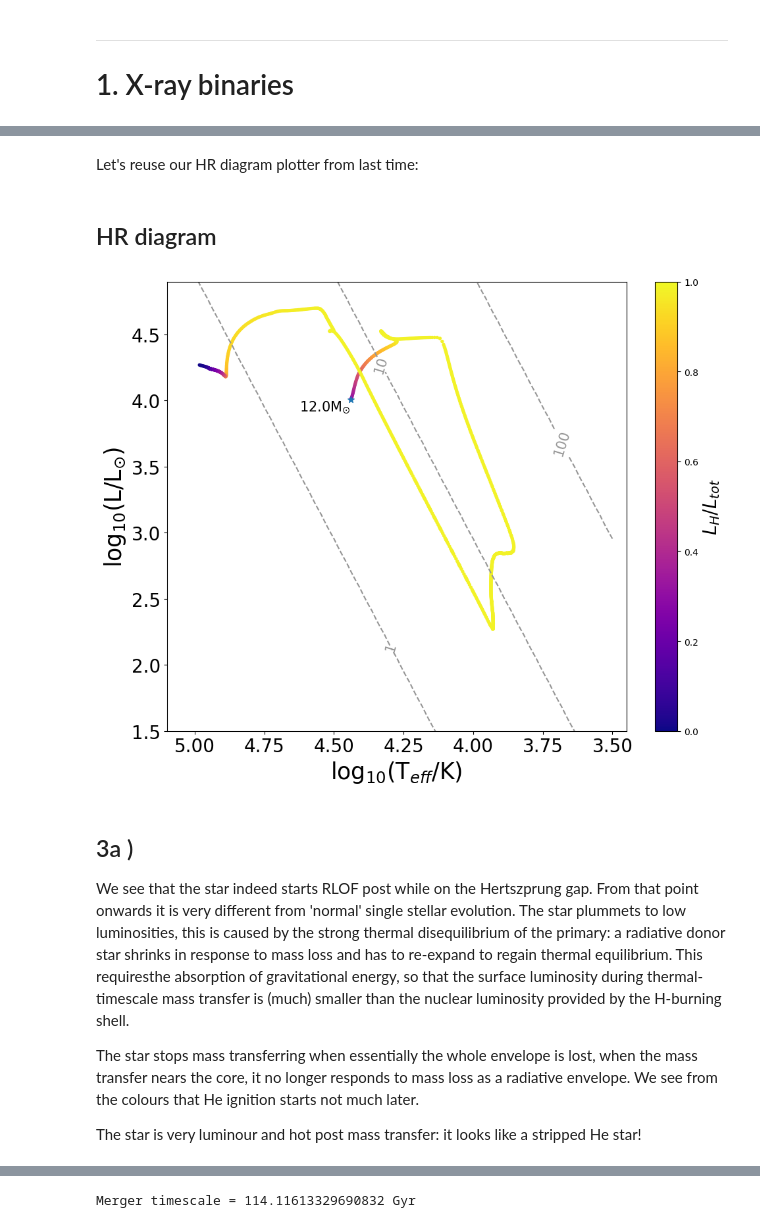
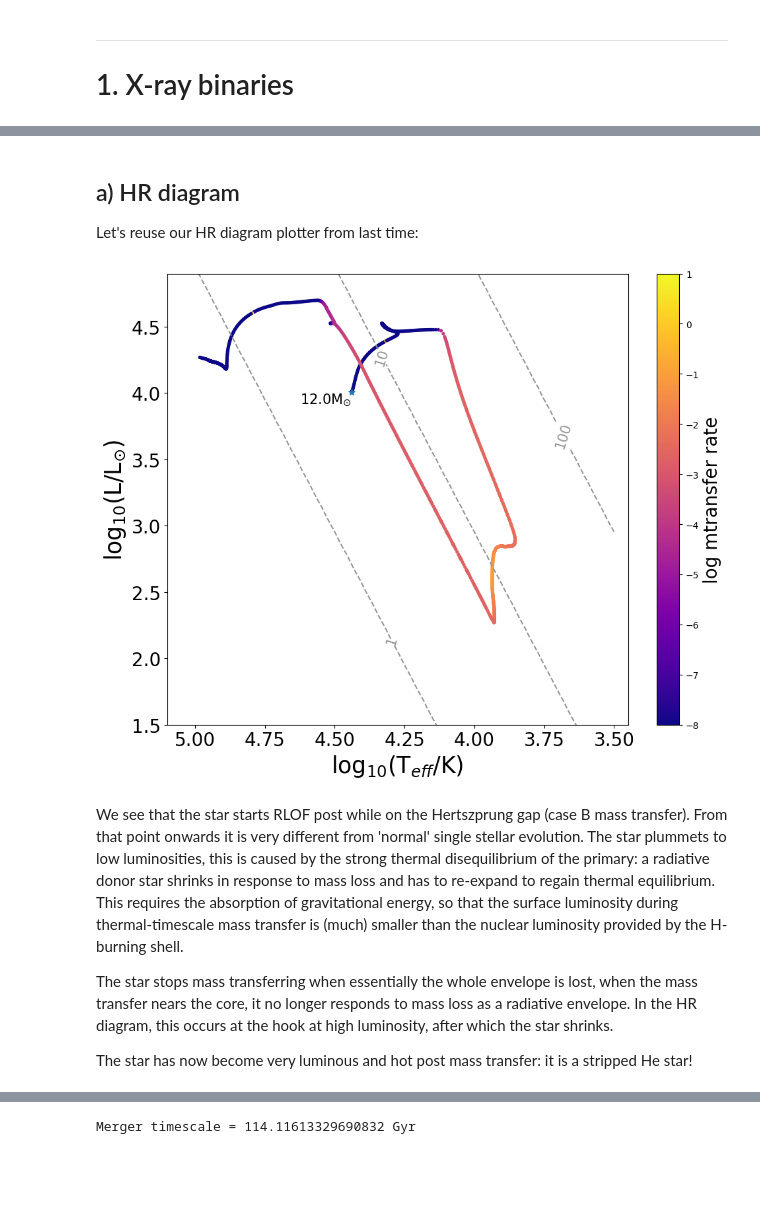
Before and after one commit to LiekeVanSon/ASBE-course, a Jupyter notebook: practicum/session4/solutions_session4/solutions_session4.ipynb, the cells around one changed output, grey strips where cells are left out. Drawn from its saved outputs; the diff is of its cells as text; code cells hidden in the pictures; blank space fills up the shorter version.

```diff
--- a/practicum/session4/solutions_session4/solutions_session4.ipynb
+++ b/practicum/session4/solutions_session4/solutions_session4.ipynb
@@ -69,8 +12,0 @@ def roche_radius(a, q):
-# %%
-M1 = 12.3*u.Msun # donor
-M2 = 4.3*u.Msun # donor
-
-a = kepler(M1, M2, P = 13*u.day, a = None)
-print(f'Semi major axis of system {a}')
-
-print(f"This means that the Roche radius of the donor is {roche_radius(a, M1/M2)}")
@@ -83,4 +29,6 @@ Since the stars roche radius is somewhere in between at about 30Rsun, the we exp
 # %% [markdown]
+## a) HR diagram
+
 Let's reuse our HR diagram plotter from last time:
 # %%
 # Define a HR diagram plotting function that we can re-use
@@ -148,5 +96,3 @@ def HR_diagram(histoy_list, xlim=(None, None), ylim=(None, None),
     plt.savefig(out, bbox_inches='tight')
     plt.show()
     return
-# %% [markdown]
-## HR diagram
@@ -155,21 +99,19 @@ def HR_diagram(histoy_list, xlim=(None, None), ylim=(None, None),
 # %%
 # Load your computed models
 donor_history = mr.MesaData('./data/session4_work/LOGS1/history.data')
 
-
 HR_diagram([donor_history],
            xlim=(3.45, 5.1), ylim=(1.5, 4.9),
-           VMIN=0, VMAX=1, cmap_name = 'plasma',
-           colour_by='center_he4', colour_label='$L_{He}$/$L_{tot}$')
+           VMIN=-8, VMAX=1, cmap_name = 'plasma',
+           colour_by='lg_mtransfer_rate', colour_label='log mtransfer rate')
 # %% [output]
-[figure, old version]
+[figure, new version]
 # %% [markdown]
-## 3a )
-We see that the star indeed starts RLOF post while on the Hertszprung gap.
+We see that the star starts RLOF post while on the Hertszprung gap (case B mass transfer).
 From that point onwards it is very different from 'normal' single stellar evolution.
-The star plummets to low luminosities, this is caused by the strong thermal disequilibrium of the primary: a radiative donor star shrinks in response to mass loss and has to re-expand to regain thermal equilibrium. This requiresthe absorption of gravitational energy, so that the surface luminosity during thermal-timescale mass transfer is (much) smaller than the nuclear luminosity provided by the H-burning shell.
+The star plummets to low luminosities, this is caused by the strong thermal disequilibrium of the primary: a radiative donor star shrinks in response to mass loss and has to re-expand to regain thermal equilibrium. This requires the absorption of gravitational energy, so that the surface luminosity during thermal-timescale mass transfer is (much) smaller than the nuclear luminosity provided by the H-burning shell.
 
 
-The star stops mass transferring when essentially the whole envelope is lost, when the mass transfer nears the core, it no longer responds to mass loss as a radiative envelope. We see from the colours that He ignition starts not much later.
+The star stops mass transferring when essentially the whole envelope is lost, when the mass transfer nears the core, it no longer responds to mass loss as a radiative envelope. In the HR diagram, this occurs at the hook at high luminosity, after which the star shrinks.
 
-The star is very luminour and hot post mass transfer: it looks like a stripped He star!
+The star has now become very luminous and hot post mass transfer: it is a stripped He star!
```
Also changed, not shown: parts of 33 cells of this notebook, 16 other files.
